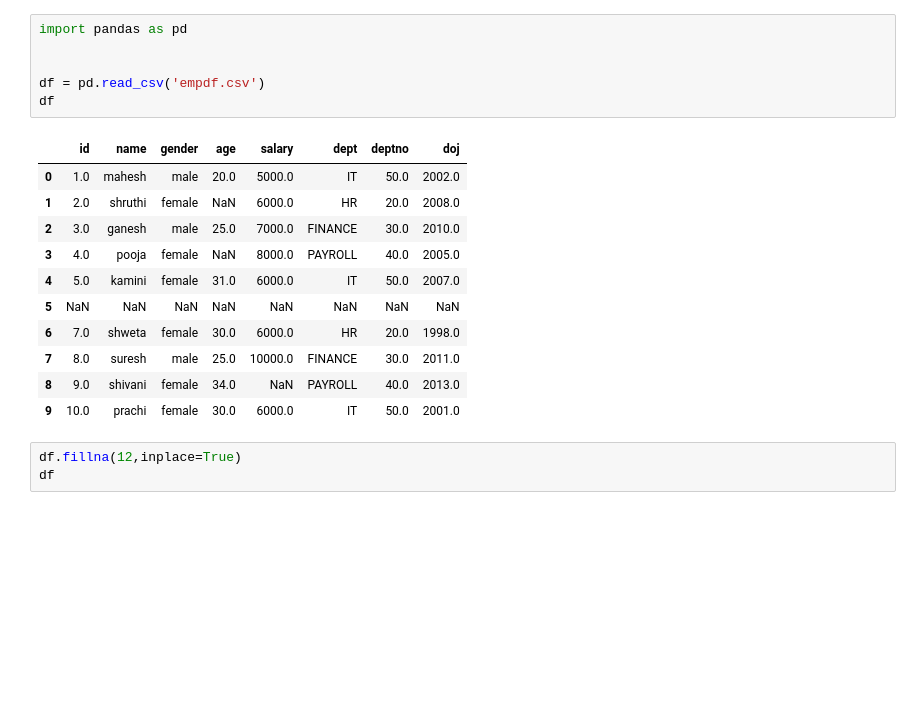
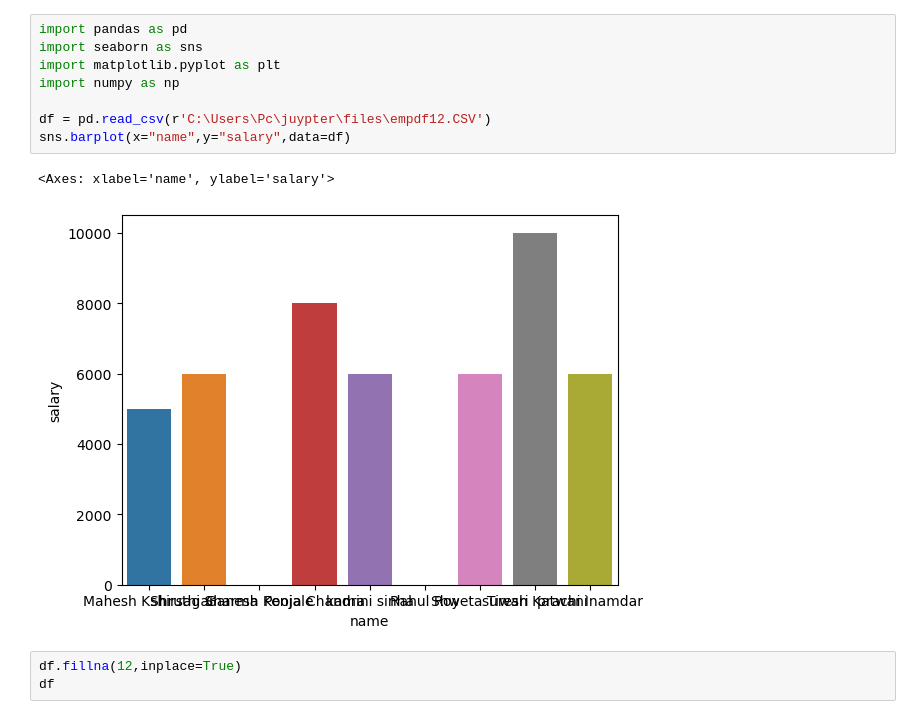
Before and after one commit to maheshkshi400/juypter, a Jupyter notebook: Pandas/pandas_13_operation.ipynb, the cells around one changed output. Saved outputs shown, nothing was run; the diff lists cells and outputs as text; blank space fills up the shorter version.

Commit message:
new changes with graph

```diff
--- a/Pandas/pandas_13_operation.ipynb
+++ b/Pandas/pandas_13_operation.ipynb
@@ -1,21 +1,14 @@
-# %%
-import pandas as pd
-
-
-df = pd.read_csv('empdf.csv')
-df
-# %% [output]
-|  | id | name | gender | age | salary | dept | deptno | doj |
-| 0 | 1.0 | mahesh | male | 20.0 | 5000.0 | IT | 50.0 | 2002.0 |
-| 1 | 2.0 | shruthi | female | NaN | 6000.0 | HR | 20.0 | 2008.0 |
-| 2 | 3.0 | ganesh | male | 25.0 | 7000.0 | FINANCE | 30.0 | 2010.0 |
-| 3 | 4.0 | pooja | female | NaN | 8000.0 | PAYROLL | 40.0 | 2005.0 |
-| 4 | 5.0 | kamini | female | 31.0 | 6000.0 | IT | 50.0 | 2007.0 |
-| 5 | NaN | NaN | NaN | NaN | NaN | NaN | NaN | NaN |
-| 6 | 7.0 | shweta | female | 30.0 | 6000.0 | HR | 20.0 | 1998.0 |
-| 7 | 8.0 | suresh | male | 25.0 | 10000.0 | FINANCE | 30.0 | 2011.0 |
-| 8 | 9.0 | shivani | female | 34.0 | NaN | PAYROLL | 40.0 | 2013.0 |
-| 9 | 10.0 | prachi | female | 30.0 | 6000.0 | IT | 50.0 | 2001.0 |
+# %%
+import pandas as pd
+import seaborn as sns
+import matplotlib.pyplot as plt
+import numpy as np
+
+df = pd.read_csv(r'C:\Users\Pc\juypter\files\empdf12.CSV')
+sns.barplot(x="name",y="salary",data=df)
+# %% [output]
+<Axes: xlabel='name', ylabel='salary'>
+[figure, added]
 # %%
 df.fillna(12,inplace=True)
 df
```
Also changed, not shown: 1 other file.
